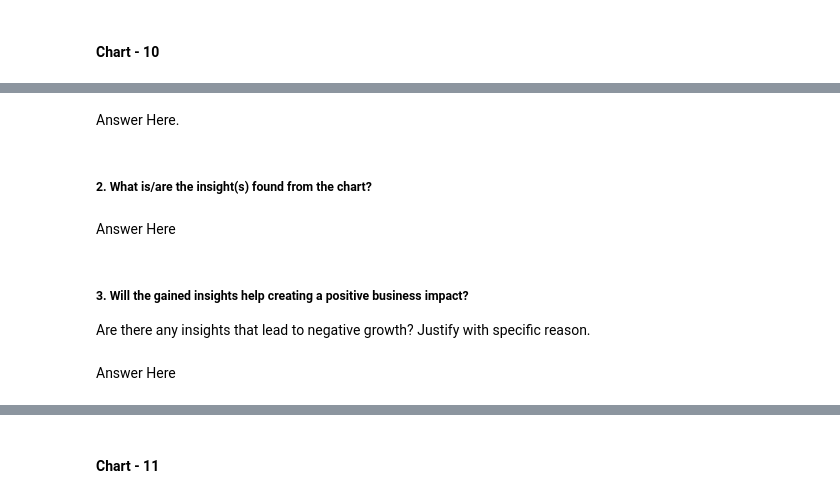
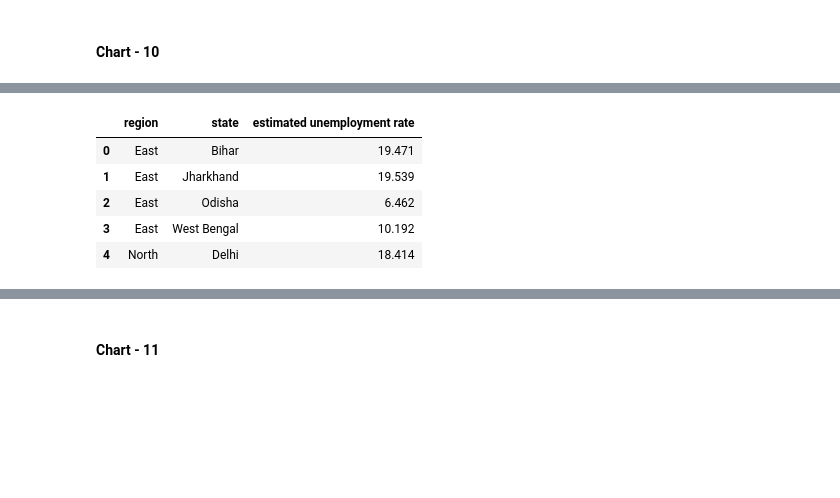
Before and after one commit to rajathAgalkote/OIBSIP_Unemployment_India_EDA, a Jupyter notebook: Umemployment_Analysis_EDA.ipynb, the cells around one changed output, grey strips where cells are left out. Drawn from its saved outputs; the diff is of its cells as text; code cells hidden in the pictures; blank space fills up the shorter version.

```diff
--- a/Umemployment_Analysis_EDA.ipynb
+++ b/Umemployment_Analysis_EDA.ipynb
@@ -456,11 +476,11 @@ Answer Here
-# %% [markdown]
-Answer Here.
-# %% [markdown]
-##### 2. What is/are the insight(s) found from the chart?
-# %% [markdown]
-Answer Here
-# %% [markdown]
-##### 3. Will the gained insights help creating a positive business impact?
-Are there any insights that lead to negative growth? Justify with specific reason.
-# %% [markdown]
-Answer Here
+# %%
+unemployment = df.groupby(['region','state'])['estimated unemployment rate'].mean().reset_index()
+
+unemployment.head()
+# %% [output]
+|  | region | state | estimated unemployment rate |
+| 0 | East | Bihar | 19.471 |
+| 1 | East | Jharkhand | 19.539 |
+| 2 | East | Odisha | 6.462 |
+| 3 | East | West Bengal | 10.192 |
+| 4 | North | Delhi | 18.414 |
```
Also changed, not shown: parts of 59 cells of this notebook.
